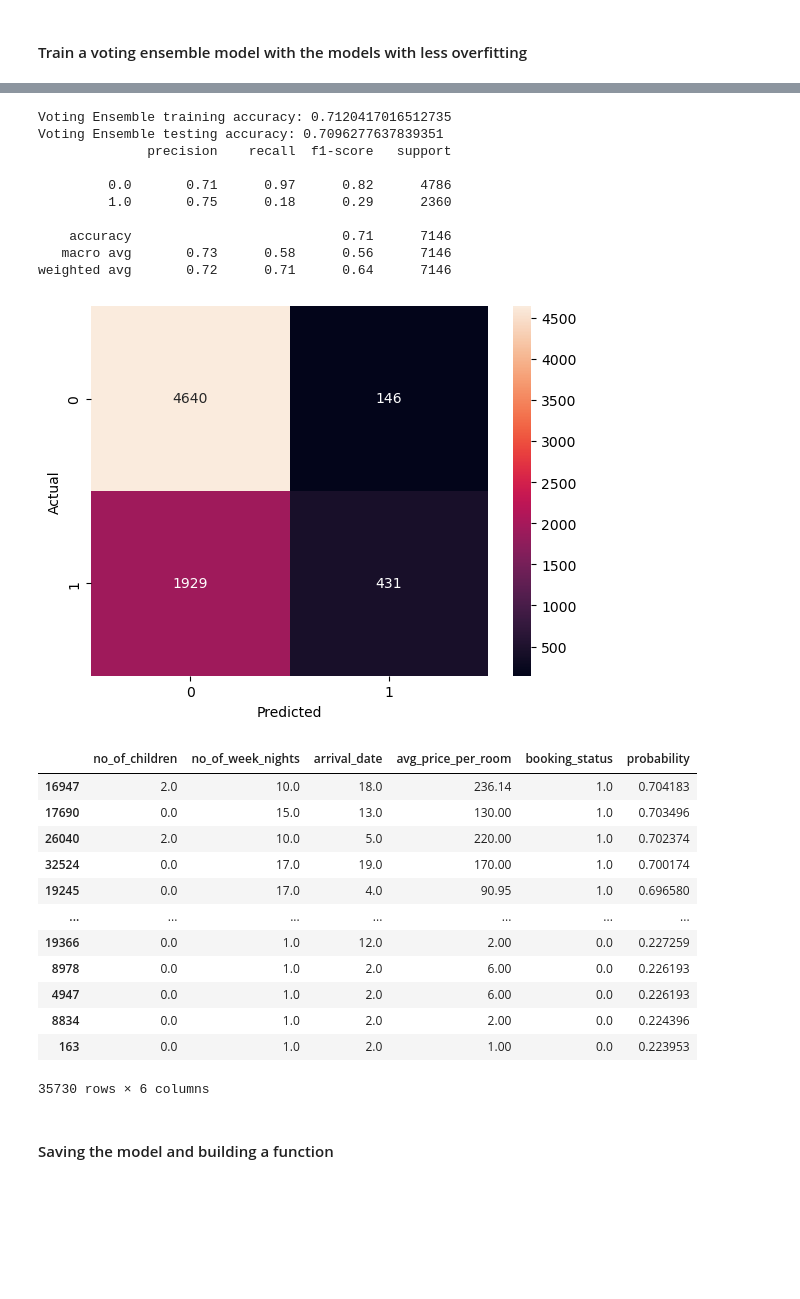
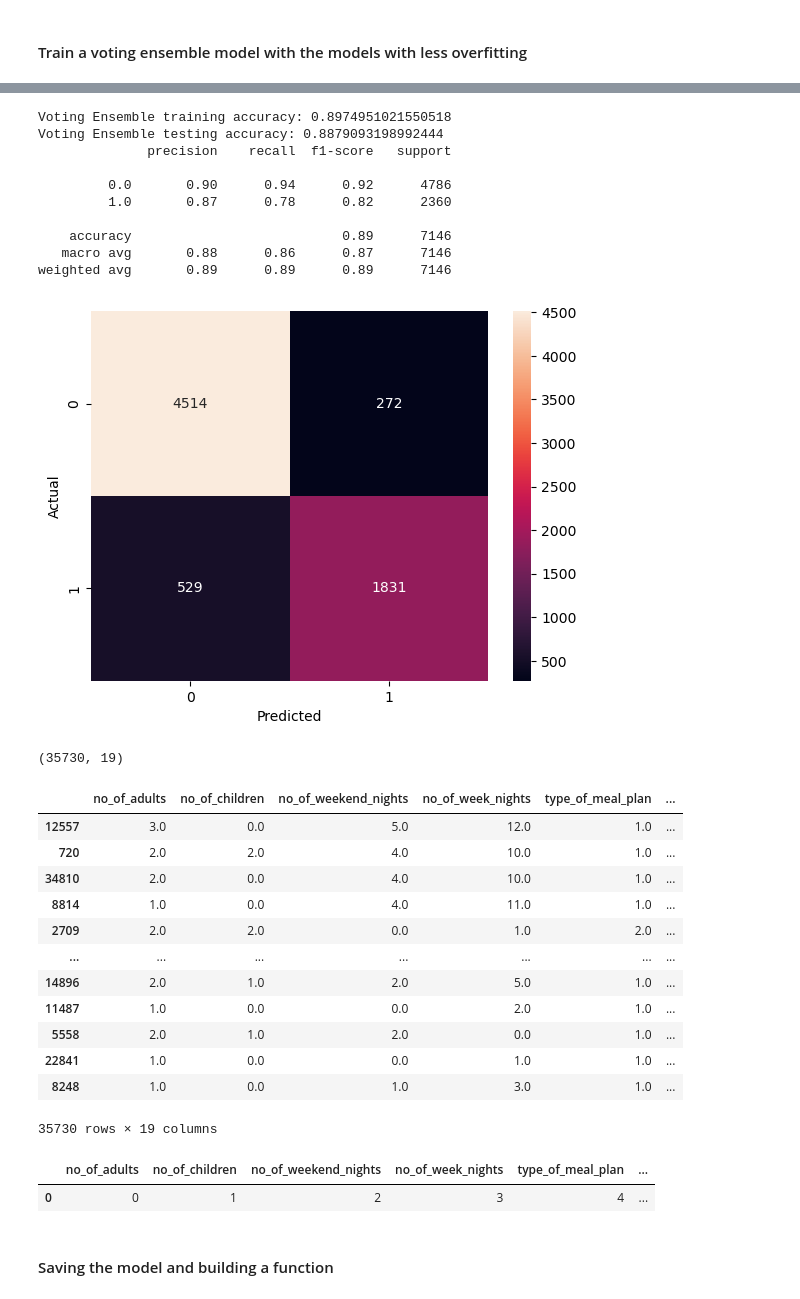
Before and after one commit to GabrielRenno/ddb_final_project, a Jupyter notebook: Modeling.ipynb, the cells around one changed output, grey strips where cells are left out. Drawn from its saved outputs; the diff is of its cells as text; code cells hidden in the pictures; blank space fills up the shorter version.

```diff
--- a/Modeling.ipynb
+++ b/Modeling.ipynb
@@ -168,13 +191,18 @@ from sklearn.ensemble import GradientBoostingClassifier, AdaBoostClassifier
 from sklearn.naive_bayes import GaussianNB
 from sklearn.svm import SVC
 from sklearn.linear_model import LogisticRegression
+# Add XGBClassifier() to the list of models
 
 models = [GradientBoostingClassifier(),
           AdaBoostClassifier(),
+          XGBClassifier()
           #GaussianNB(),
           #SVC(probability=True),
           #LogisticRegression()
           ]
+
+
+
 
 # load dataset
 data = df
@@ -188,7 +216,8 @@ X_train, X_test, y_train, y_test = train_test_split(X, y, test_size=0.2, random_
 
 # Initialize the voting classifier with the models and soft voting
 voting_clf = VotingClassifier(estimators=[('gb', models[0]),
-                                          ('ada', models[1])]
+                                          ('ada', models[1]),
+                                          ('xgb', models[2])]
                                           #('gnb', models[2]),
                                           #('svc', models[2]),
                                           #('lr', models[3])],
@@ -201,41 +230,41 @@ voting_clf.fit(X_train, y_train)
 # Predict on training set
 y_pred_train = voting_clf.predict(X_train)
 # Predict on the testing data
 y_pred_test = voting_clf.predict(X_test)
 
 # Evaluate the accuracy of the voting classifier on training data
 accuracy_train = accuracy_score(y_train, y_pred_train)
 print(f"Voting Ensemble training accuracy: {accuracy_train}")
 # Evaluate the accuracy of the voting classifier on testing data
 accuracy_test = accuracy_score(y_test, y_pred_test)
 print(f"Voting Ensemble testing accuracy: {accuracy_test}")
 
 # Output classification metrics
 from sklearn.metrics import classification_report
 print(classification_report(y_test, y_pred_test))
 
 # Plot the confusion matrix with the labels names
 from sklearn.metrics import confusion_matrix
 import seaborn as sns
 import matplotlib.pyplot as plt
 
 cm = confusion_matrix(y_test, y_pred_test)
 sns.heatmap(cm, annot=True, fmt='d')
 plt.xlabel('Predicted')
 plt.ylabel('Actual')
 plt.show()
 # %% [output]
-Voting Ensemble training accuracy: 0.7120417016512735
-Voting Ensemble testing accuracy: 0.7096277637839351
+Voting Ensemble training accuracy: 0.8974951021550518
+Voting Ensemble testing accuracy: 0.8879093198992444
               precision    recall  f1-score   support
 
-         0.0       0.71      0.97      0.82      4786
-         1.0       0.75      0.18      0.29      2360
+         0.0       0.90      0.94      0.92      4786
+         1.0       0.87      0.78      0.82      2360
 
-    accuracy                           0.71      7146
-   macro avg       0.73      0.58      0.56      7146
-weighted avg       0.72      0.71      0.64      7146
+    accuracy                           0.89      7146
+   macro avg       0.88      0.86      0.87      7146
+weighted avg       0.89      0.89      0.89      7146
-[figure, old version]
+[figure, new version]
 # %%
 # Append the probability of the target variable to the dataframe
 df['probability'] = voting_clf.predict_proba(X)[:, 1]
@@ -243,22 +272,39 @@ df['probability'] = voting_clf.predict_proba(X)[:, 1]
 df["booking_status"] = data["booking_status"]
 # Sort by probability
 df.sort_values(by='probability', ascending=False, inplace=True)
+# %%
+df.shape
+# %% [output]
+(35730, 19)
 # %%
 df
 # %% [output]
-|  | no_of_children | no_of_week_nights | arrival_date | avg_price_per_room | booking_status | probability |
-| 16947 | 2.0 | 10.0 | 18.0 | 236.14 | 1.0 | 0.704183 |
-| 17690 | 0.0 | 15.0 | 13.0 | 130.00 | 1.0 | 0.703496 |
-| 26040 | 2.0 | 10.0 | 5.0 | 220.00 | 1.0 | 0.702374 |
-| 32524 | 0.0 | 17.0 | 19.0 | 170.00 | 1.0 | 0.700174 |
-| 19245 | 0.0 | 17.0 | 4.0 | 90.95 | 1.0 | 0.696580 |
+|  | no_of_adults | no_of_children | no_of_weekend_nights | no_of_week_nights | type_of_meal_plan | ... |
+| 12557 | 3.0 | 0.0 | 5.0 | 12.0 | 1.0 | ... |
+| 720 | 2.0 | 2.0 | 4.0 | 10.0 | 1.0 | ... |
+| 34810 | 2.0 | 0.0 | 4.0 | 10.0 | 1.0 | ... |
+| 8814 | 1.0 | 0.0 | 4.0 | 11.0 | 1.0 | ... |
+| 2709 | 2.0 | 2.0 | 0.0 | 1.0 | 2.0 | ... |
 | ... | ... | ... | ... | ... | ... | ... |
-| 19366 | 0.0 | 1.0 | 12.0 | 2.00 | 0.0 | 0.227259 |
-| 8978 | 0.0 | 1.0 | 2.0 | 6.00 | 0.0 | 0.226193 |
-| 4947 | 0.0 | 1.0 | 2.0 | 6.00 | 0.0 | 0.226193 |
-| 8834 | 0.0 | 1.0 | 2.0 | 2.00 | 0.0 | 0.224396 |
-| 163 | 0.0 | 1.0 | 2.0 | 1.00 | 0.0 | 0.223953 |
+| 14896 | 2.0 | 1.0 | 2.0 | 5.0 | 1.0 | ... |
+| 11487 | 1.0 | 0.0 | 0.0 | 2.0 | 1.0 | ... |
+| 5558 | 2.0 | 1.0 | 2.0 | 0.0 | 1.0 | ... |
+| 22841 | 1.0 | 0.0 | 0.0 | 1.0 | 1.0 | ... |
+| 8248 | 1.0 | 0.0 | 1.0 | 3.0 | 1.0 | ... |
-35730 rows × 6 columns
+35730 rows × 19 columns
+# %%
+# Create a new df with all the columns except the last
+df_new = df.iloc[:, :-2]
+# Delete all the rows
+df_new.drop(df_new.index, inplace=True)
+# Add a new row using a list comprehension
+df_new.loc[0] = [i for i in range(len(df.columns)-2)]
+# Calculate the probability using the voting classifier
+df_new['probability'] = voting_clf.predict_proba(df_new)[:, 1]
+df_new
+# %% [output]
+|  | no_of_adults | no_of_children | no_of_weekend_nights | no_of_week_nights | type_of_meal_plan | ... |
+| 0 | 0 | 1 | 2 | 3 | 4 | ... |
 # %% [markdown]
 #### Saving the model and building a function
 # %%
```
Also changed, not shown: parts of 6 cells of this notebook, 2 other files.
